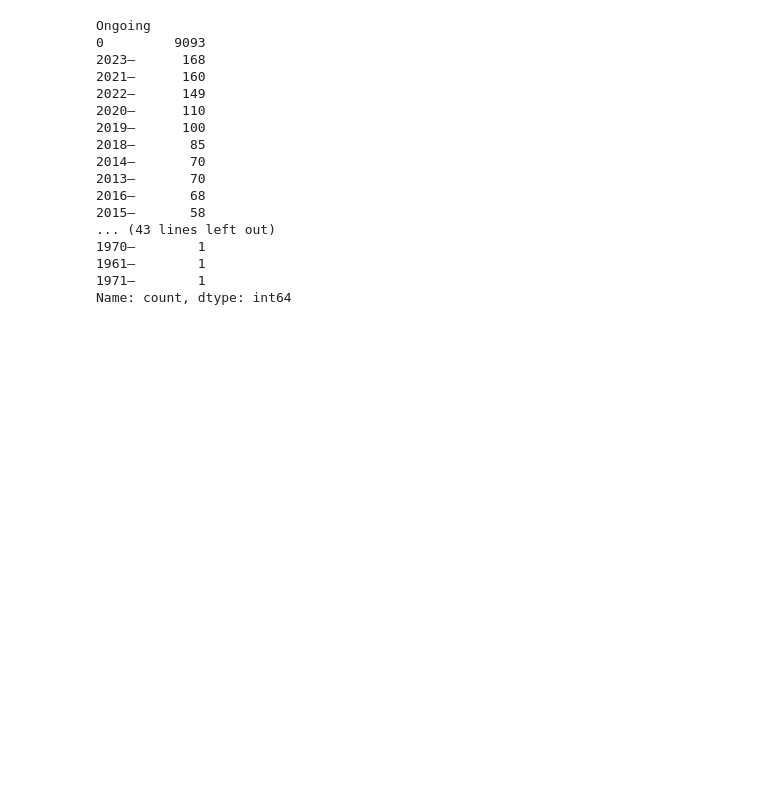
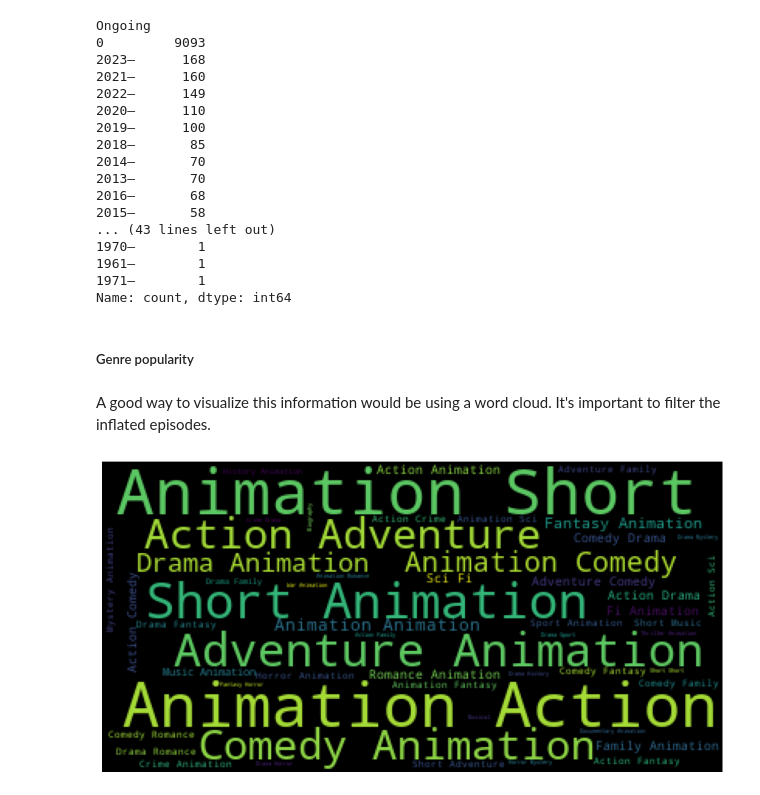
Before and after one commit to GustavoKuroda/anime_analysis, a Jupyter notebook: src/analysis.ipynb, the cells around one changed output. Drawn from its saved outputs; the diff is of its cells as text; code cells hidden in the pictures; blank space fills up the shorter version.

```diff
--- a/src/analysis.ipynb
+++ b/src/analysis.ipynb
@@ -167,3 +166,19 @@ Ongoing
 1961–        1
 1971–        1
 Name: count, dtype: int64
+# %% [markdown]
+##### Genre popularity
+# %% [markdown]
+A good way to visualize this information would be using a word cloud. It's important to filter the inflated episodes.
+# %%
+import wordcloud as wd
+
+# Wordcloud plot
+fig, plt.subplots(figsize=(13, 13))
+plt.axis('off')
+plt.imshow(wd.WordCloud().generate(' '.join(data.query("Episode != 1")['Genre'].values.tolist())))
+
+# Save figure
+plt.savefig(f'graphs/Img2.png')
+# %% [output]
+[figure, added]
```
Also changed, not shown: parts of 3 cells of this notebook, 1 other file.
